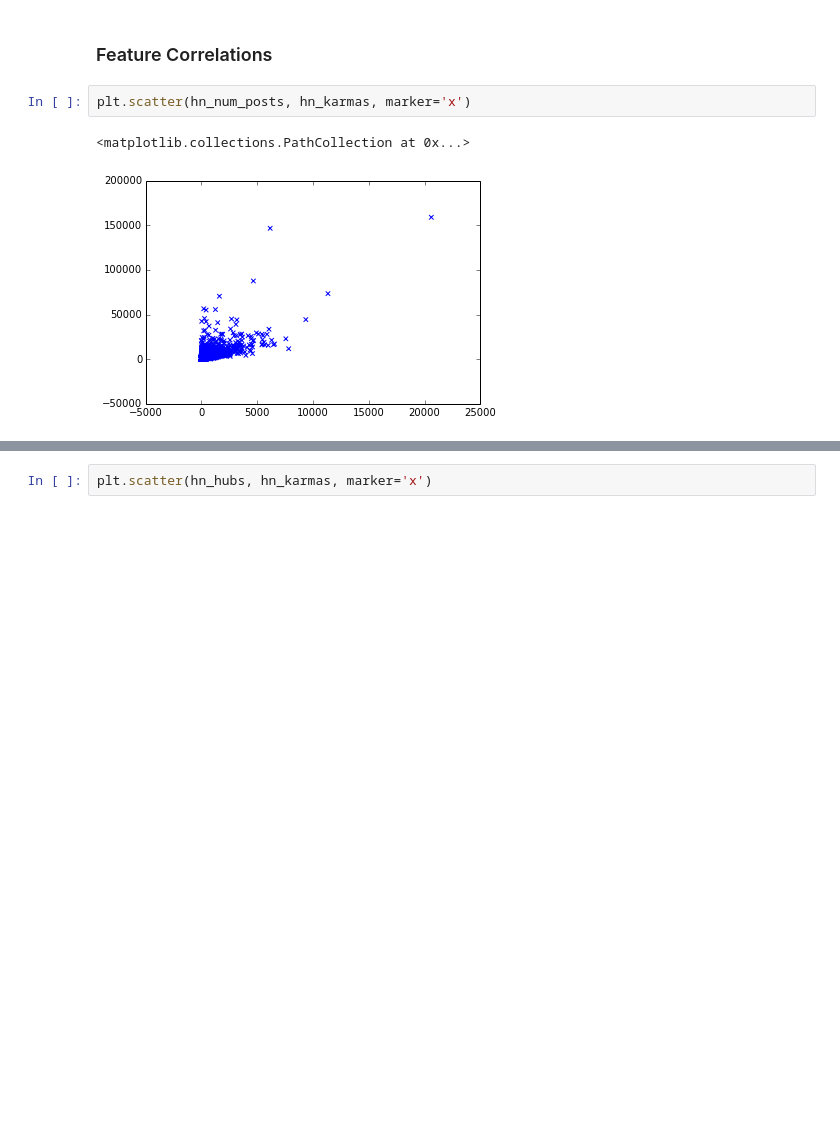
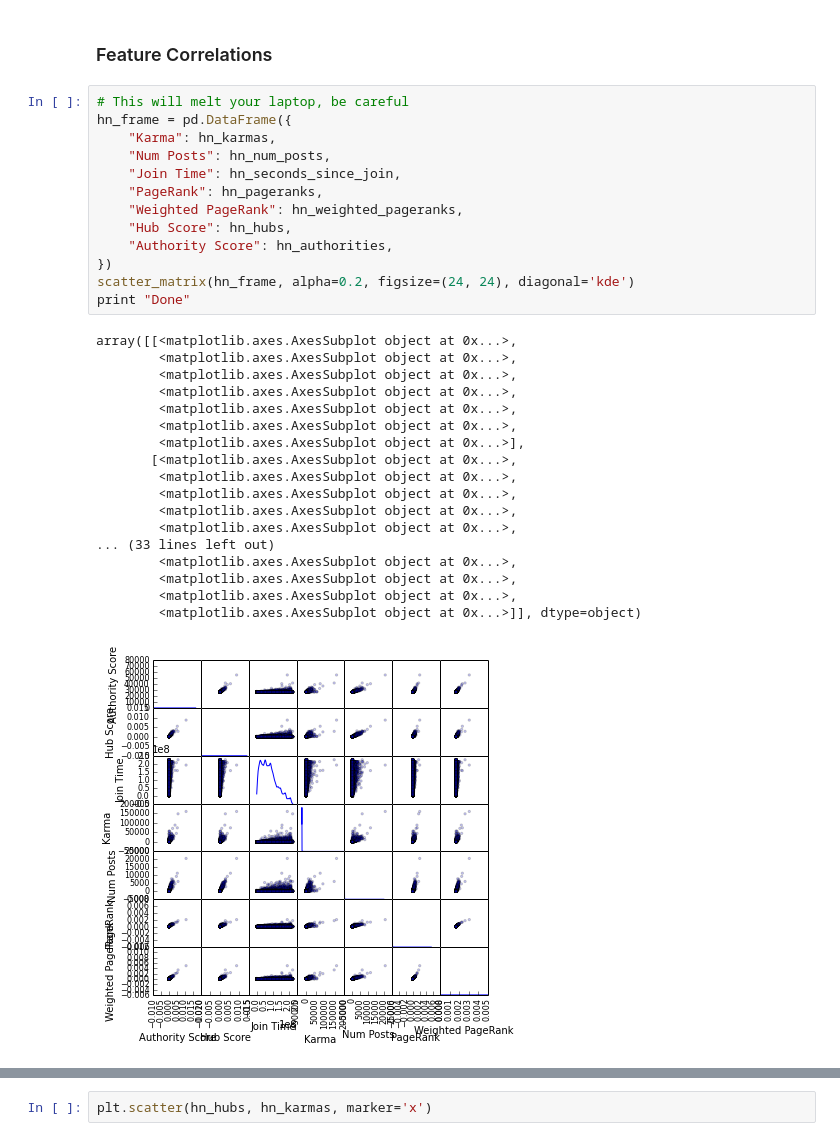
Before and after one commit to turtlesoupy/karma-prediction-cs224w, a Jupyter notebook: ipython/Karma.ipynb, the cells around one changed output, grey strips where cells are left out. Cells and saved outputs as stored; diff of their text form; blank space fills up the shorter version.

Commit message:
Correlation matrix like a boss

```diff
--- a/ipython/Karma.ipynb
+++ b/ipython/Karma.ipynb
@@ -219,8 +225,35 @@ hn_user_sentiment_dict = graph_tools.user_sentiments(hn_karma.yield_user_text(HN
                                                      cache_dir=CACHE_DIR, cache_key="hn_user_sentiment")
 # %% [markdown]
 ### Feature Correlations
-# %%
-plt.scatter(hn_num_posts, hn_karmas, marker='x')
-# %% [output]
-<matplotlib.collections.PathCollection at 0x...>
-[figure, removed]
+# %%
+# This will melt your laptop, be careful
+hn_frame = pd.DataFrame({
+    "Karma": hn_karmas,
+    "Num Posts": hn_num_posts,
+    "Join Time": hn_seconds_since_join,
+    "PageRank": hn_pageranks,
+    "Weighted PageRank": hn_weighted_pageranks,
+    "Hub Score": hn_hubs,
+    "Authority Score": hn_authorities,
+})
+scatter_matrix(hn_frame, alpha=0.2, figsize=(24, 24), diagonal='kde')
+print "Done"
+# %% [output]
+array([[<matplotlib.axes.AxesSubplot object at 0x...>,
+        <matplotlib.axes.AxesSubplot object at 0x...>,
+        <matplotlib.axes.AxesSubplot object at 0x...>,
+        <matplotlib.axes.AxesSubplot object at 0x...>,
+        <matplotlib.axes.AxesSubplot object at 0x...>,
+        <matplotlib.axes.AxesSubplot object at 0x...>,
+        <matplotlib.axes.AxesSubplot object at 0x...>],
+       [<matplotlib.axes.AxesSubplot object at 0x...>,
+        <matplotlib.axes.AxesSubplot object at 0x...>,
+        <matplotlib.axes.AxesSubplot object at 0x...>,
+        <matplotlib.axes.AxesSubplot object at 0x...>,
+        <matplotlib.axes.AxesSubplot object at 0x...>,
+... (33 lines left out)
+        <matplotlib.axes.AxesSubplot object at 0x...>,
+        <matplotlib.axes.AxesSubplot object at 0x...>,
+        <matplotlib.axes.AxesSubplot object at 0x...>,
+        <matplotlib.axes.AxesSubplot object at 0x...>]], dtype=object)
+[figure, added]
```
Also changed, not shown: parts of 6 cells of this notebook.
